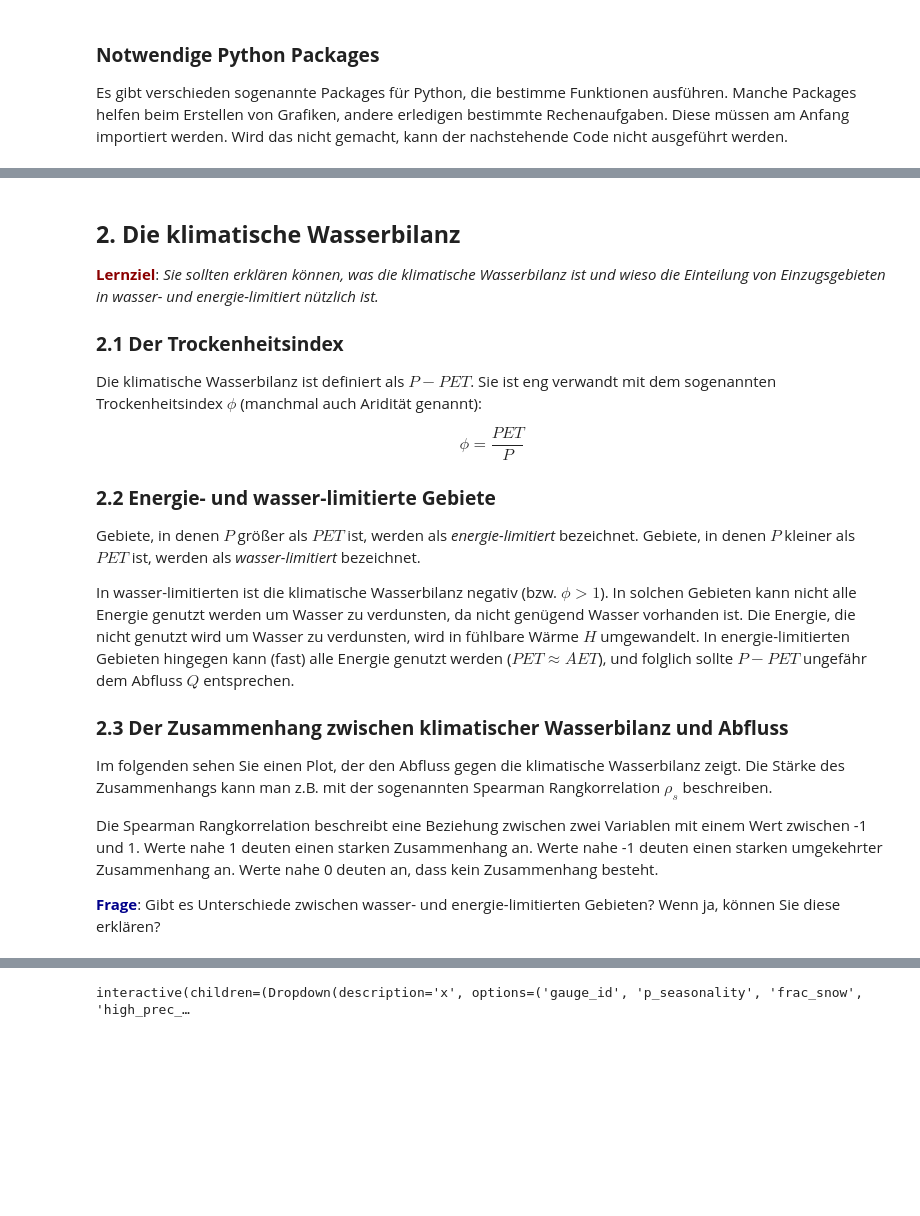
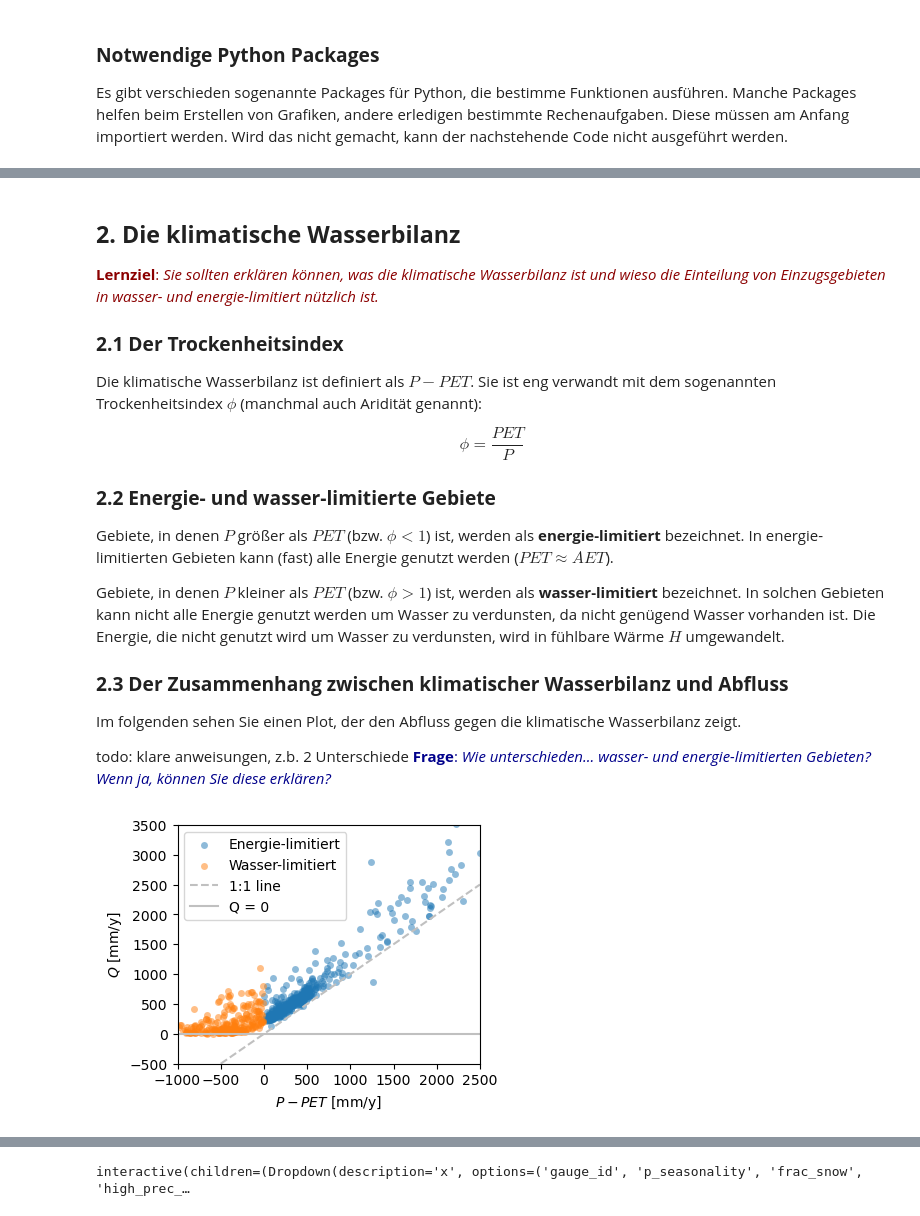
Before and after one commit to SebastianGnann/Budyko_Lehre, a Jupyter notebook: Budyko.ipynb, the cells around one changed output, grey strips where cells are left out. Saved outputs shown, nothing was run; the diff lists cells and outputs as text; code cells hidden in the pictures; blank space fills up the shorter version.

```diff
--- a/Budyko.ipynb
+++ b/Budyko.ipynb
@@ -167,8 +180,7 @@ Gleichung (5) verbindet nun also die Wasserbilanz mit der Energiebilanz und ist
 # %% [markdown]
 ## **2. Die klimatische Wasserbilanz**
 
-<span style="color:DarkRed">**Lernziel**</span>:
-*Sie sollten erklären können, was die klimatische Wasserbilanz ist und wieso die Einteilung von Einzugsgebieten in wasser- und energie-limitiert nützlich ist.*
+<span style="color:DarkRed">**Lernziel**: *Sie sollten erklären können, was die klimatische Wasserbilanz ist und wieso die Einteilung von Einzugsgebieten in wasser- und energie-limitiert nützlich ist.*</span>
 
 ### **2.1 Der Trockenheitsindex**
 Die klimatische Wasserbilanz ist definiert als $P - PET$.
@@ -180,64 +192,63 @@ Sie ist eng verwandt mit dem sogenannten Trockenheitsindex $\phi$ (manchmal auch
 \end{equation}
 
 ### **2.2 Energie- und wasser-limitierte Gebiete**
-Gebiete, in denen $P$ größer als $PET$ ist, werden als *energie-limitiert* bezeichnet.
-Gebiete, in denen $P$ kleiner als $PET$ ist, werden als *wasser-limitiert* bezeichnet.
+Gebiete, in denen $P$ größer als $PET$ (bzw. $\phi < 1$) ist, werden als **energie-limitiert** bezeichnet.
+In energie-limitierten Gebieten kann (fast) alle Energie genutzt werden ($PET \approx AET$).
 
-In wasser-limitierten ist die klimatische Wasserbilanz negativ (bzw. $\phi > 1$).
+Gebiete, in denen $P$ kleiner als $PET$ (bzw. $\phi > 1$) ist, werden als **wasser-limitiert** bezeichnet.
 In solchen Gebieten kann nicht alle Energie genutzt werden um Wasser zu verdunsten, da nicht genügend Wasser vorhanden ist.
 Die Energie, die nicht genutzt wird um Wasser zu verdunsten, wird in fühlbare Wärme $H$ umgewandelt.
-In energie-limitierten Gebieten hingegen kann (fast) alle Energie genutzt werden ($PET \approx AET$), und folglich sollte $P - PET$ ungefähr dem Abfluss $Q$ entsprechen.
+
 
 ### **2.3 Der Zusammenhang zwischen klimatischer Wasserbilanz und Abfluss**
 Im folgenden sehen Sie einen Plot, der den Abfluss gegen die klimatische Wasserbilanz zeigt.
-Die Stärke des Zusammenhangs kann man z.B. mit der sogenannten Spearman Rangkorrelation $\rho_s$ beschreiben.
 
-Die Spearman Rangkorrelation beschreibt eine Beziehung zwischen zwei Variablen mit einem Wert zwischen -1 und 1.
-Werte nahe 1 deuten einen starken Zusammenhang an. Werte nahe -1 deuten einen starken umgekehrter Zusammenhang an. Werte nahe 0 deuten an, dass kein Zusammenhang besteht.
-
-<span style="color:DarkBlue">**Frage**</span>:
-Gibt es Unterschiede zwischen wasser- und energie-limitierten Gebieten? Wenn ja, können Sie diese erklären?
+todo: klare anweisungen, z.b. 2 Unterschiede
+<span style="color:DarkBlue">**Frage**: *Wie unterschieden... wasser- und energie-limitierten Gebieten? Wenn ja, können Sie diese erklären?*</span>
 # %%
 # define function that plots the climatic water balance against streamflow
 def plot_climatic_water_balance(*args):
 
     # create figure
-    fig = plt.figure(figsize=(4, 4), constrained_layout=True)
+    fig = plt.figure(figsize=(4, 3), constrained_layout=True)
     axes = plt.axes()
 
-    # plot vertical line at x = 0
-    axes.axvline(c='lightgrey', linestyle='--')
-
     # calculate correlation for energy- and water-limited catchments
-    r_sp_energy_limited, _ = stats.spearmanr(df.loc[df["aridity_class"] == 0, "climatic_water_balance"],
-                                             df.loc[df["aridity_class"] == 0, "streamflow"], nan_policy='omit')
-    r_sp_water_limited, _ = stats.spearmanr(df.loc[df["aridity_class"] == 1, "climatic_water_balance"],
-                                            df.loc[df["aridity_class"] == 1, "streamflow"], nan_policy='omit')
+    #r_sp_energy_limited, _ = stats.spearmanr(df.loc[df["aridity_class"] == 0, "climatic_water_balance"],
+    #                                         df.loc[df["aridity_class"] == 0, "streamflow"], nan_policy='omit')
+    #r_sp_water_limited, _ = stats.spearmanr(df.loc[df["aridity_class"] == 1, "climatic_water_balance"],
+    #                                        df.loc[df["aridity_class"] == 1, "streamflow"], nan_policy='omit')
 
     # plot climatic water balance against streamflow separated into energy- and water-limited catchments
     # to get annual values we multiply the daily values by 365
     im = axes.scatter(df.loc[df["aridity_class"] == 0, "climatic_water_balance"]*365,
                       df.loc[df["aridity_class"] == 0, "streamflow"]*365,
-                      s=25, c="tab:blue", alpha=0.5, lw=0,
-                      label=r"$PET/P < 1$; $\rho_s$ = " + str(np.round(r_sp_energy_limited,2)))
+                      s=25, c="tab:blue", alpha=0.5, lw=0, label='Energie-limitiert')#,
+                      #label=r"$PET/P < 1$; $\rho_s$ = " + str(np.round(r_sp_energy_limited,2))
     im = axes.scatter(df.loc[df["aridity_class"] == 1, "climatic_water_balance"]*365,
                       df.loc[df["aridity_class"] == 1, "streamflow"]*365,
-                      s=25, c="tab:orange", alpha=0.5, lw=0,
-                      label=r"$PET/P > 1$; $\rho_s$ = " + str(np.round(r_sp_water_limited,2)))
+                      s=25, c="tab:orange", alpha=0.5, lw=0, label='Wasser-limitiert')#,
+                      #label=r"$PET/P > 1$; $\rho_s$ = " + str(np.round(r_sp_water_limited,2))
+
+    # plot 1:1 lineand horizontal line at y=0
+    axes.axline((0, 0), slope=1, c='silver', label='1:1 line', linestyle='--')
+    axes.axhline(c='silver', label='Q = 0')
 
     # specify axes, labels, etc.
-    axes.set_xlabel("$PET - P$ [mm/y]")
+    axes.set_xlabel("$P - PET$ [mm/y]")
     axes.set_ylabel("$Q$ [mm/y]")
-    #axes.set_xlim([-1000, 1000])
-    #axes.set_ylim([0, 2000])
+    axes.set_xlim([-1000, 2500])
+    axes.set_ylim([-500, 3500])
     axes.legend(loc='best')
     #axes.set_aspect('equal', adjustable='box')
     #axes.grid()
 
 # run the function
 plot_climatic_water_balance()
 
 %matplotlib inline
+# %% [output]
+[figure, added]
 # %% [markdown]
 ## **3. Die Budyko-Kurve**
 
```
Also changed, not shown: parts of 18 cells of this notebook, 3 other files.
